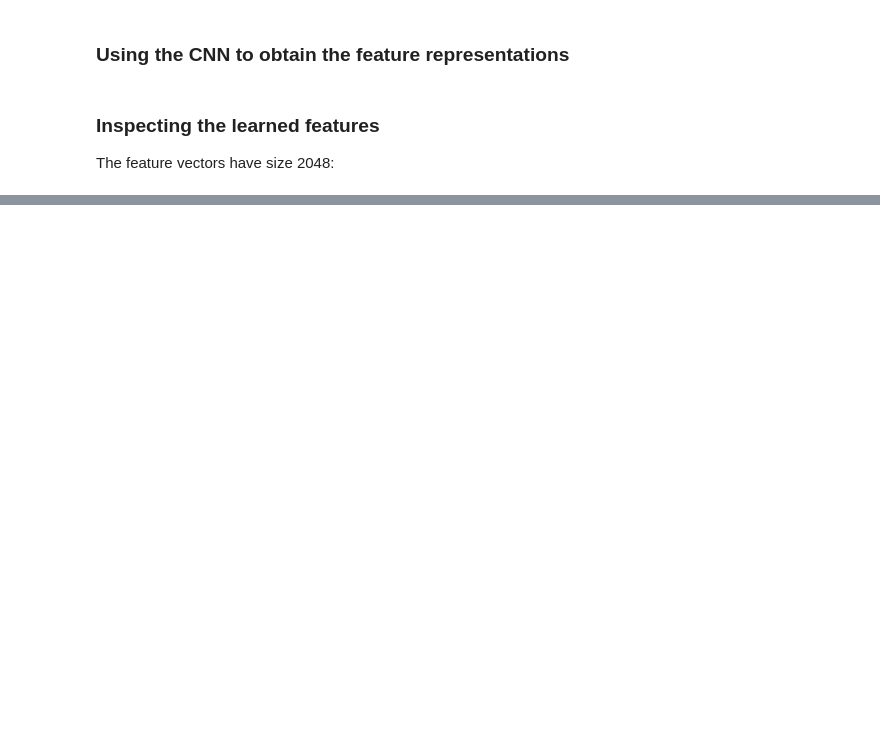
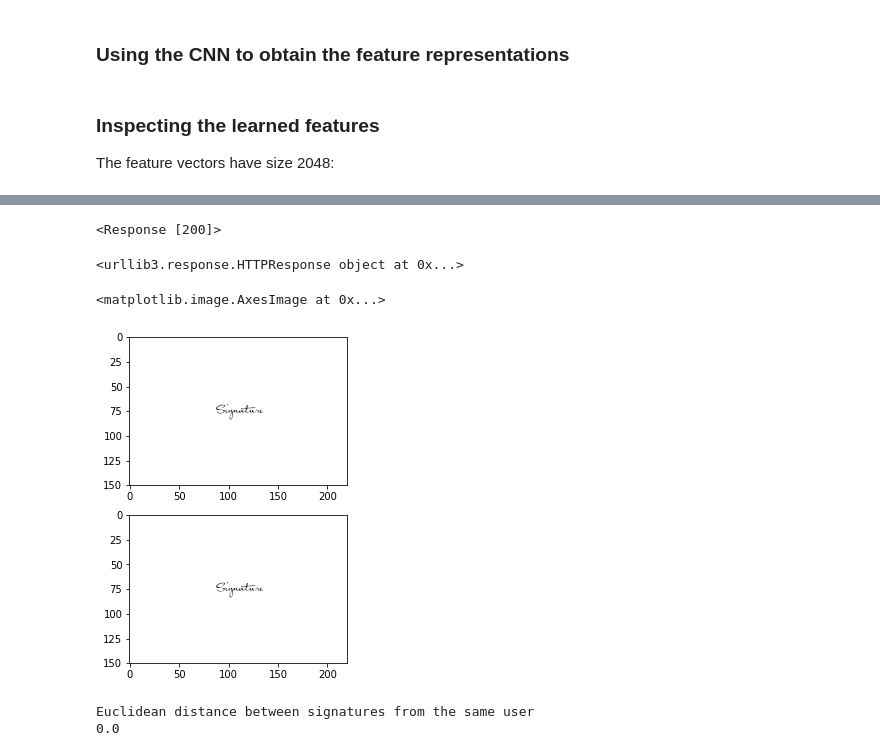
Before and after one commit to adarshsrivastava11/sbi, a Jupyter notebook: interactive_example.ipynb, the cells around one changed output, grey strips where cells are left out. Cells and saved outputs as stored; diff of their text form; code cells hidden in the pictures; blank space fills up the shorter version.

```diff
--- a/interactive_example.ipynb
+++ b/interactive_example.ipynb
@@ -113,0 +206,13 @@ Euclidean distance between signatures from different users
+# %%
+print response
+# %% [output]
+<Response [200]>
+# %%
+url="http://apiplatformcloudse-gseapicssbisecond-uqlpluu8.srv.ravcloud.com:8001/DigitalSignInfo/4916519817/11162233378/SIGNATURE"
+headers = {
+    'api-key': "c0716b7d-c9f2-4587-bebc-b7daf71aafbc",
+    }
+
+response = requests.request("GET", url, headers=headers)
+# %% [output]
+<urllib3.response.HTTPResponse object at 0x...>
@@ -113,0 +223,26 @@ Euclidean distance between signatures from different users
+# %%
+user1_sigs  = [cv2.imread('data/U.png',0)]
+user2_sigs  = [cv2.imread('foo.jpg',0)]
+
+canvas_size = (952, 1360)
+
+processed_user1_sigs = np.array([preprocess_signature(sig, canvas_size) for sig in user1_sigs])
+processed_user2_sigs = np.array([preprocess_signature(sig, canvas_size) for sig in user2_sigs])
+# %%
+f, ax = plt.subplots(2,1, figsize=(10,6))
+ax[0].imshow(processed_user1_sigs[0])
+
+ax[1].imshow(processed_user2_sigs[0])
+# %% [output]
+<matplotlib.image.AxesImage at 0x...>
+[figure, added]
+# %%
+model_weight_path = 'models/signet.pkl'
+model = CNNModel(signet, model_weight_path)
+user1_features = model.get_feature_vector_multiple(processed_user1_sigs, layer='fc2')
+user2_features = model.get_feature_vector_multiple(processed_user2_sigs, layer='fc2')
+print('Euclidean distance between signatures from the same user')
+print(np.linalg.norm(user1_features[0] - user2_features[0]))
+# %% [output]
+Euclidean distance between signatures from the same user
+0.0
```
Also changed, not shown: parts of 15 cells of this notebook, 44 other files.
